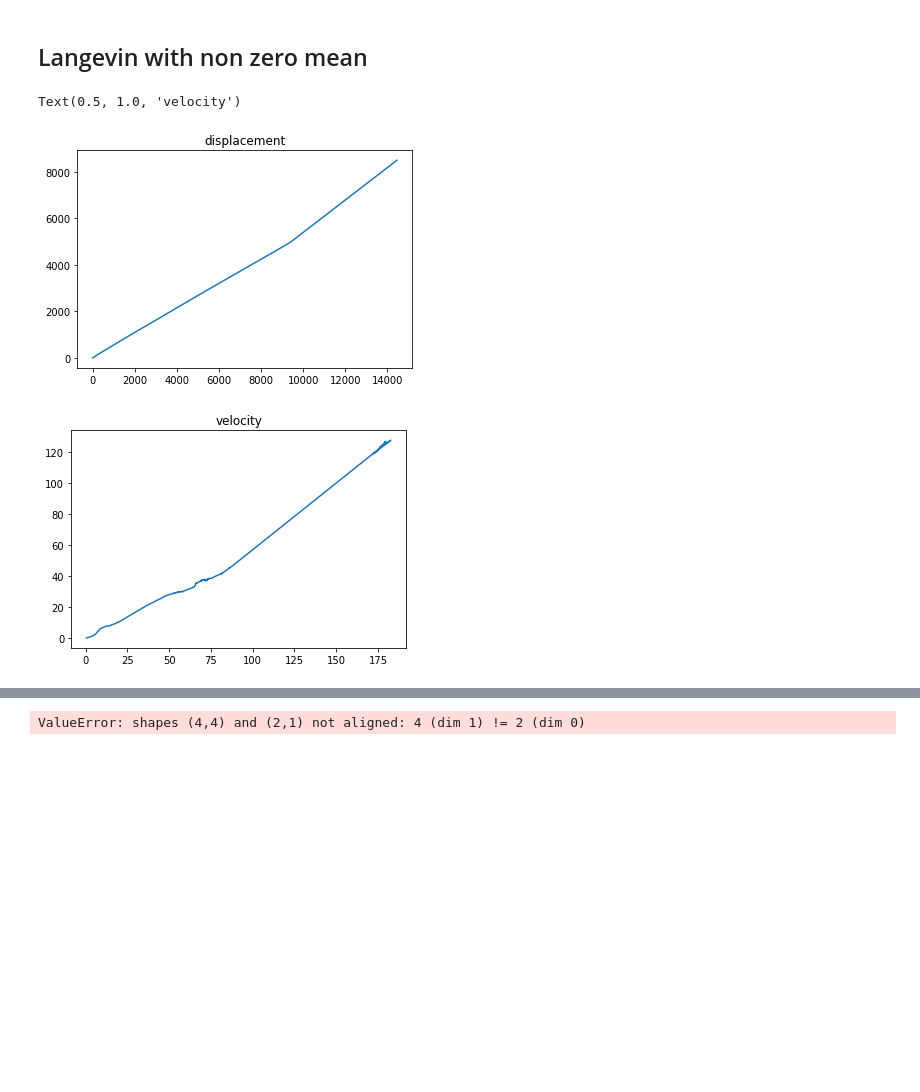
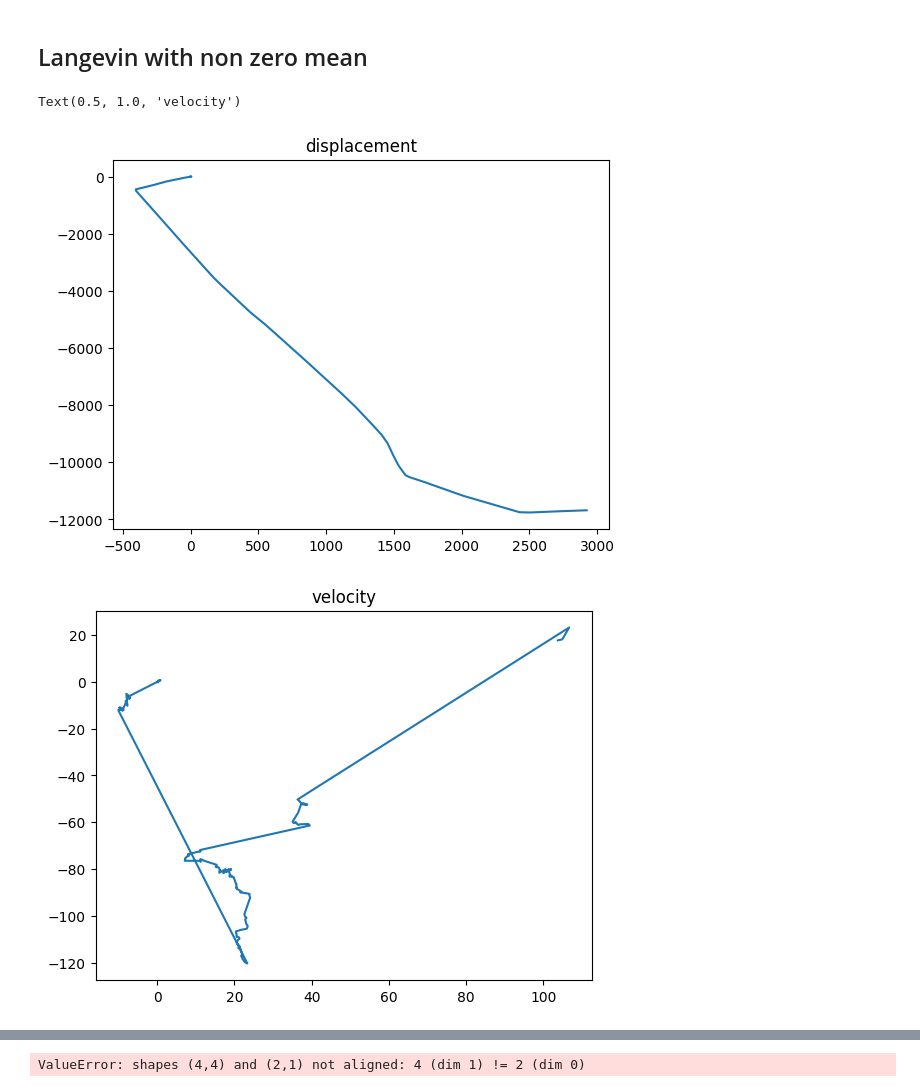
Before and after one commit to ShariceLiu/levy_simu, a Jupyter notebook: nD_levy_simulate.ipynb, the cells around one changed output, grey strips where cells are left out. Saved outputs shown, nothing was run; the diff lists cells and outputs as text; code cells hidden in the pictures; blank space fills up the shorter version.

```diff
--- a/nD_levy_simulate.ipynb
+++ b/nD_levy_simulate.ipynb
@@ -497,7 +493,7 @@ l = 0.005
 c = 10 # 10
 N = 200
 delta_t = 1
-sigma_w = 0.033
+sigma_w = 0.1
 mu_w1 = 0.1
 mu_w2 = 0.05
 alpha = 0.9
@@ -564,34 +560,34 @@ def simu_langevin_non_zero():
         m_c_dt[0:2] *= mu_w1
         m_c_dt[2:] *= mu_w2
         m_delta_t = np.matmul(np.matrix([[1,m12,0,0],[0,m22,0,0],[0,0,1,m12],[0,0,0,m22]]),x)+m_c_dt
 
 
         if alpha > 1:
             m_delta_t -= Z_c_bar
 
         x = np.random.multivariate_normal(np.array(m_delta_t.T)[0], S_delta_t.T) # horizontal array
 
         x_ns[n,:]=x
         x = np.matrix(x).T # transform x to be a vertical matrix
         t_ns[n]=n*delta_t
 
     return x_ns, t_ns,s_ns, m_ns_dt
 
 x_ns, t_ns,s_ns, m_ns_dt = simu_langevin_non_zero()
 plt.figure()
 plt.plot(x_ns[:,0], x_ns[:,2])
 # plt.plot(x_ns_test[:,0], x_ns_test[:,2])
 plt.title('displacement')
 # plt.legend(['test','true'])
 
 plt.figure()
 plt.plot(x_ns[:,1], x_ns[:,3])
 # plt.plot(x_ns_test[:,1], x_ns_test[:,3])
 plt.title('velocity')
 # plt.legend(['test','true'])
 # %% [output]
 Text(0.5, 1.0, 'velocity')
-[figure, old version]
+[figure, new version]
-[figure, old version]
+[figure, new version]
 # %%
 # add noise const mu
```
Also changed, not shown: parts of 9 cells of this notebook, 14 other files.
